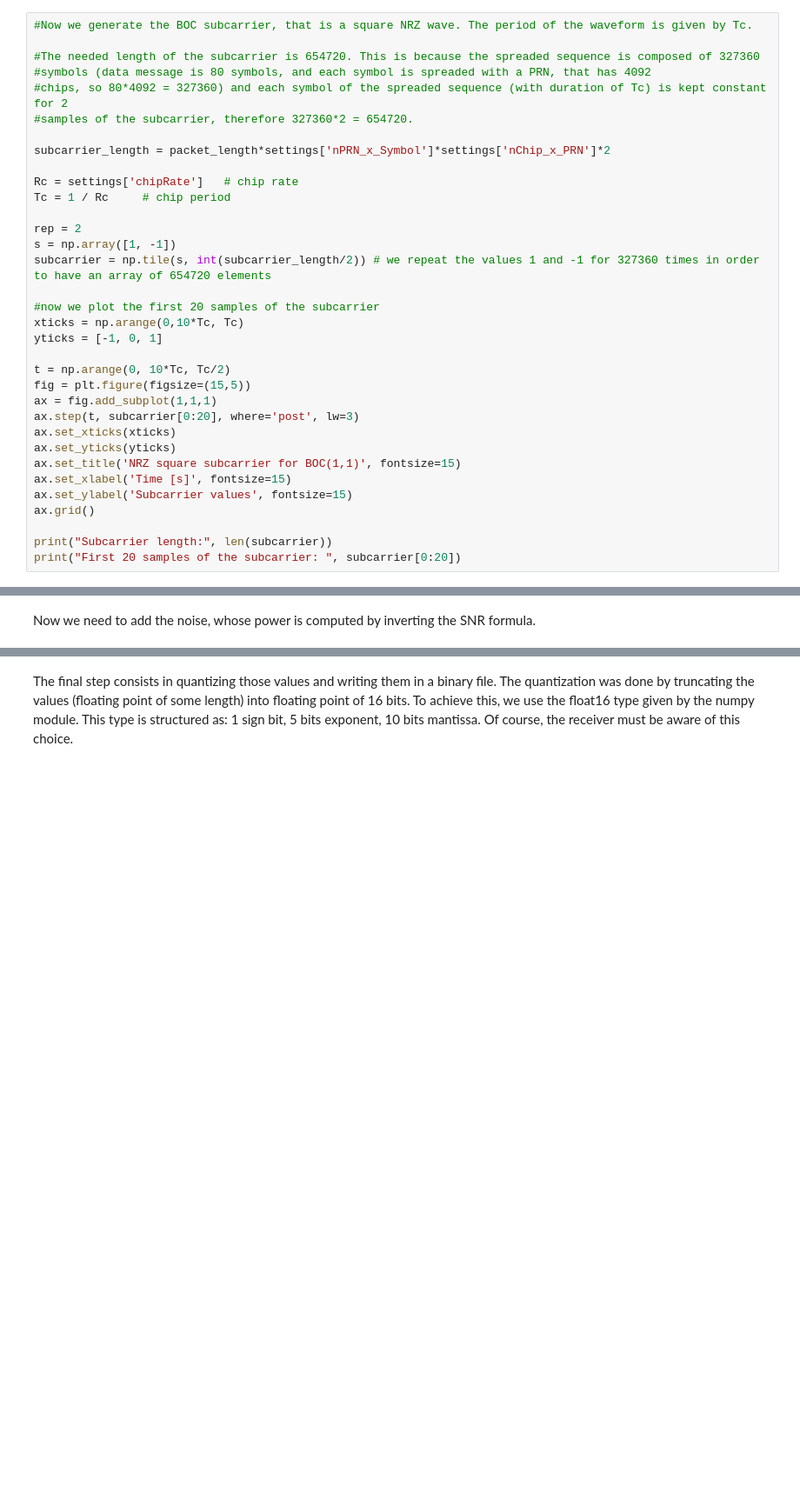
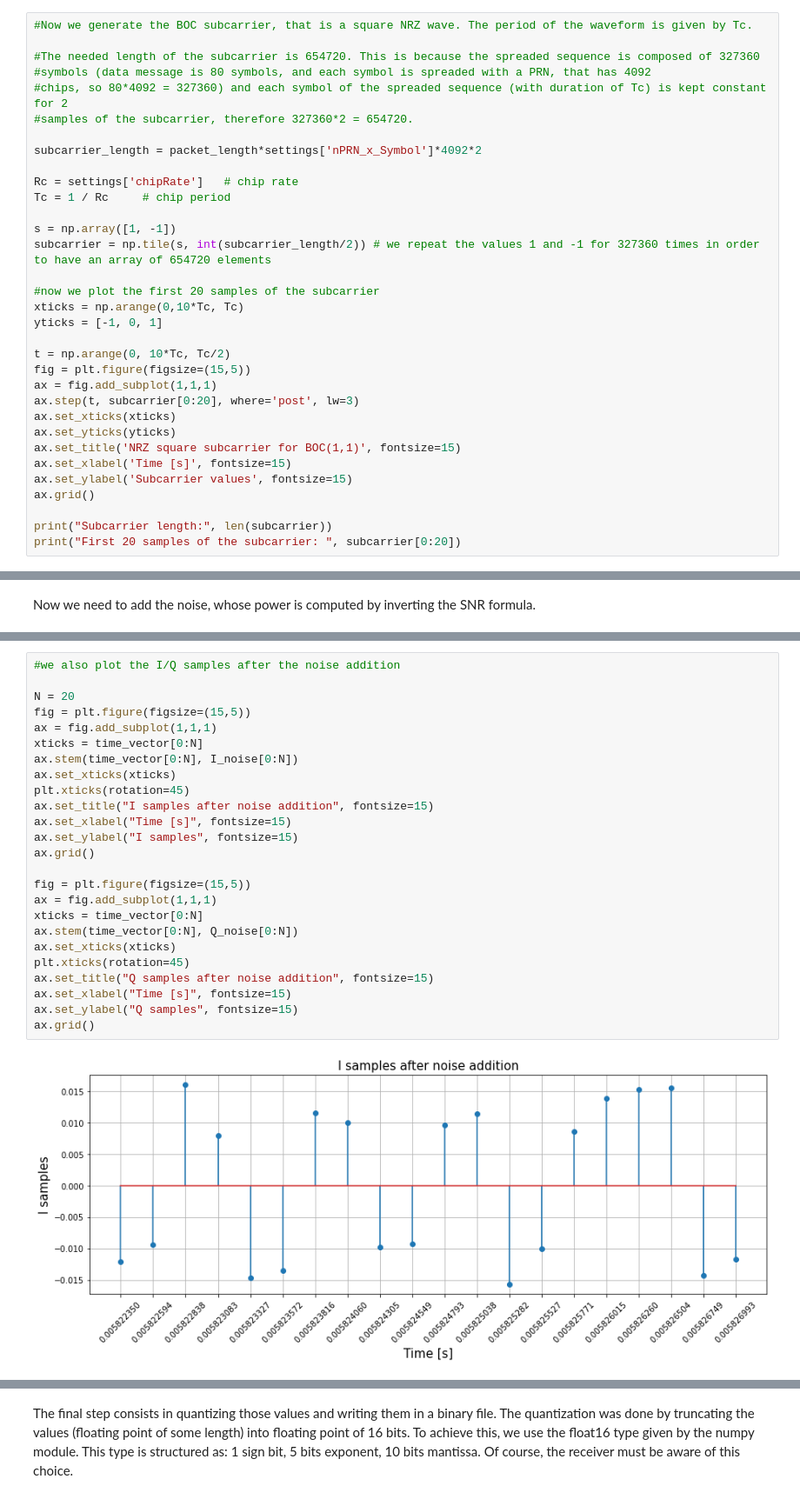
Before and after one commit to mattiasandri/usertransmitter, a Jupyter notebook: main.ipynb, the cells around one changed output, grey strips where cells are left out. Shown at 87% size. Saved outputs shown, nothing was run; the diff lists cells and outputs as text; blank space fills up the shorter version.

```diff
--- a/main.ipynb
+++ b/main.ipynb
@@ -212,12 +213,11 @@ The only thing that we miss is the subcarrier, that is generated in the followin
 #chips, so 80*4092 = 327360) and each symbol of the spreaded sequence (with duration of Tc) is kept constant for 2
 #samples of the subcarrier, therefore 327360*2 = 654720.
 
-subcarrier_length = packet_length*settings['nPRN_x_Symbol']*settings['nChip_x_PRN']*2
+subcarrier_length = packet_length*settings['nPRN_x_Symbol']*4092*2
 
 Rc = settings['chipRate']   # chip rate
 Tc = 1 / Rc     # chip period
 
-rep = 2
 s = np.array([1, -1])
 subcarrier = np.tile(s, int(subcarrier_length/2)) # we repeat the values 1 and -1 for 327360 times in order to have an array of 654720 elements
 
@@ -481,0 +482,27 @@ Q samples after noise:  [ 2.93765983e-05 -3.75048690e-03  1.97199062e-03 ...  6.
+# %%
+#we also plot the I/Q samples after the noise addition
+
+N = 20
+fig = plt.figure(figsize=(15,5))
+ax = fig.add_subplot(1,1,1)
+xticks = time_vector[0:N]
+ax.stem(time_vector[0:N], I_noise[0:N])
+ax.set_xticks(xticks)
+plt.xticks(rotation=45)
+ax.set_title("I samples after noise addition", fontsize=15)
+ax.set_xlabel("Time [s]", fontsize=15)
+ax.set_ylabel("I samples", fontsize=15)
+ax.grid()
+
+fig = plt.figure(figsize=(15,5))
+ax = fig.add_subplot(1,1,1)
+xticks = time_vector[0:N]
+ax.stem(time_vector[0:N], Q_noise[0:N])
+ax.set_xticks(xticks)
+plt.xticks(rotation=45)
+ax.set_title("Q samples after noise addition", fontsize=15)
+ax.set_xlabel("Time [s]", fontsize=15)
+ax.set_ylabel("Q samples", fontsize=15)
+ax.grid()
+# %% [output]
+[figure, added]
```
Also changed, not shown: parts of 6 cells of this notebook, 2 other files.
